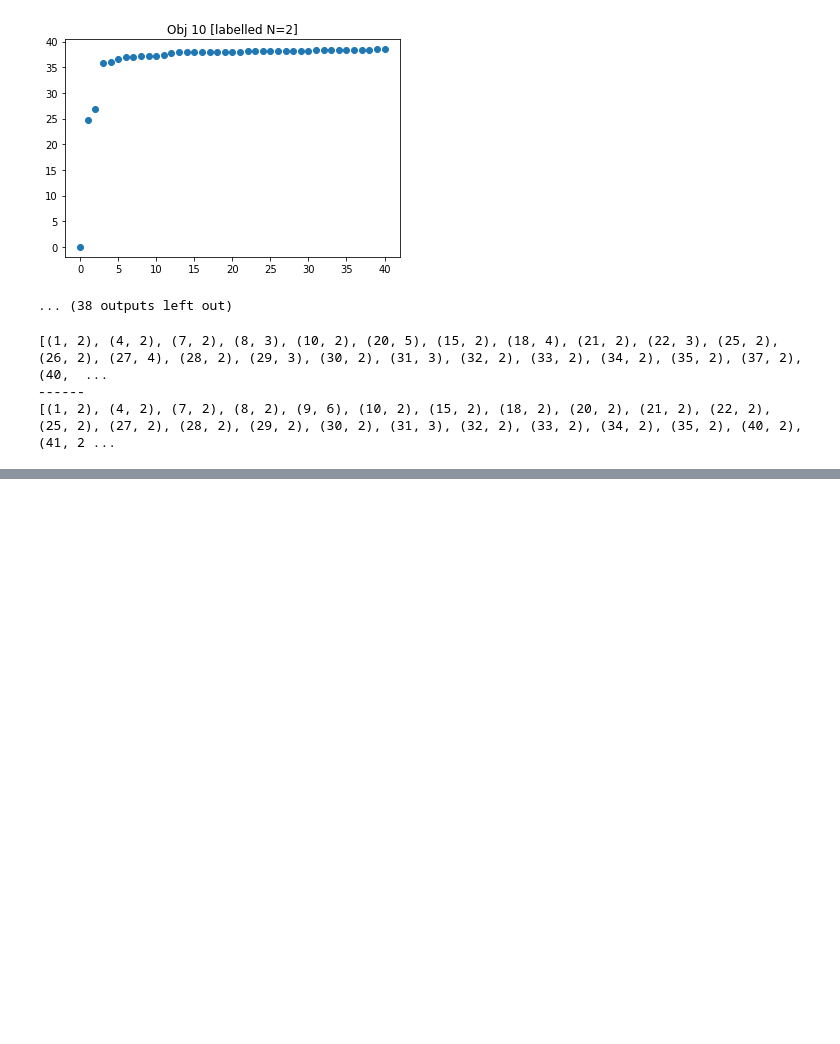
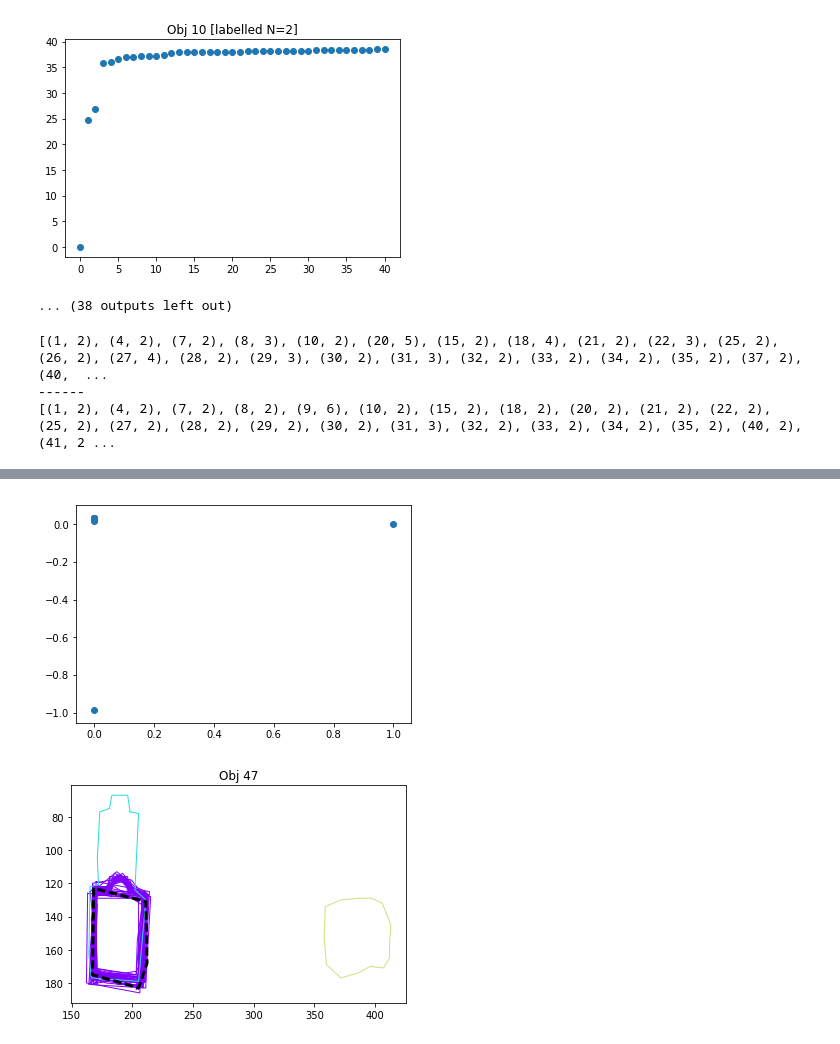
Before and after one commit to cognoscentai/segmentation, a Jupyter notebook: ipynb/spectral clustering.ipynb, the cells around one changed output, grey strips where cells are left out. Saved outputs shown, nothing was run; the diff lists cells and outputs as text; code cells hidden in the pictures; blank space fills up the shorter version.

```diff
--- a/ipynb/spectral clustering.ipynb
+++ b/ipynb/spectral clustering.ipynb
@@ -234,0 +276,5 @@ print objN_lst_auto
+# %%
+better_spectral_clustering(47,3)
+# %% [output]
+[figure, added]
+[figure, added]
```
Also changed, not shown: parts of 4 cells of this notebook.
